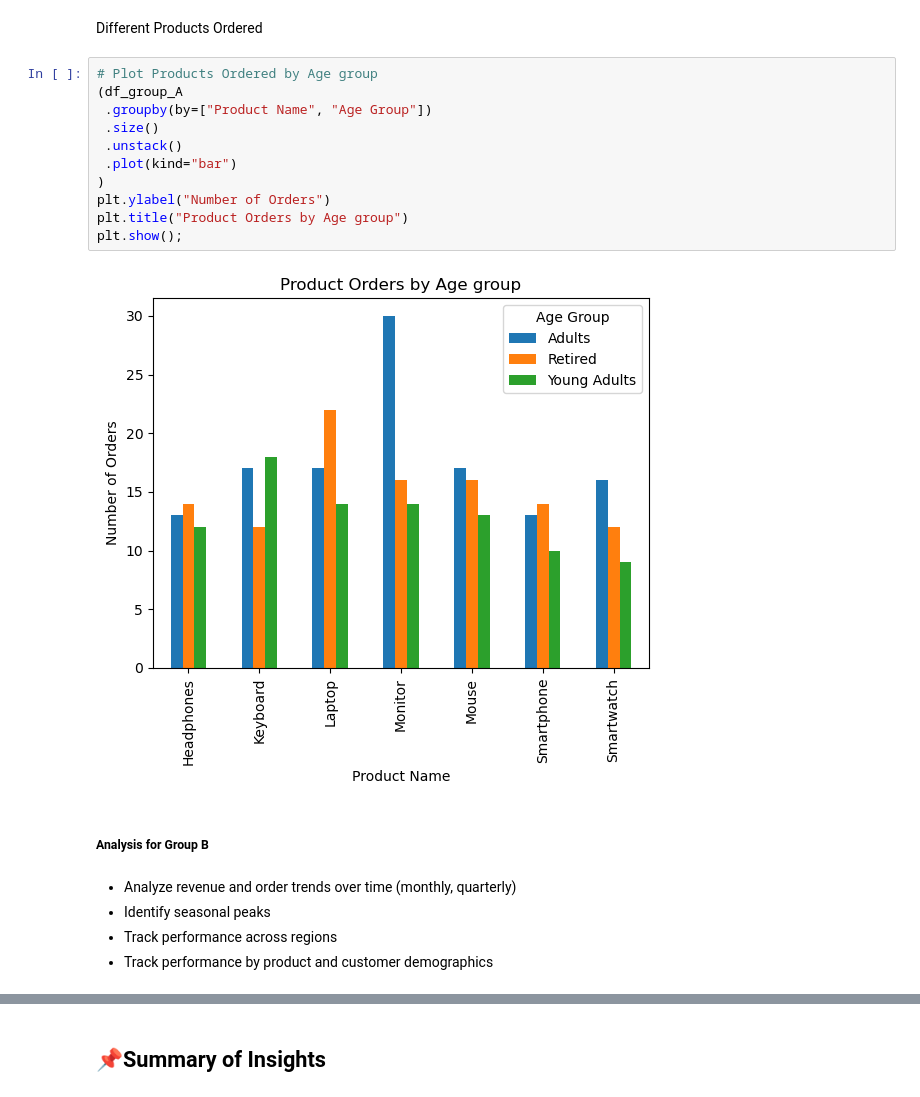
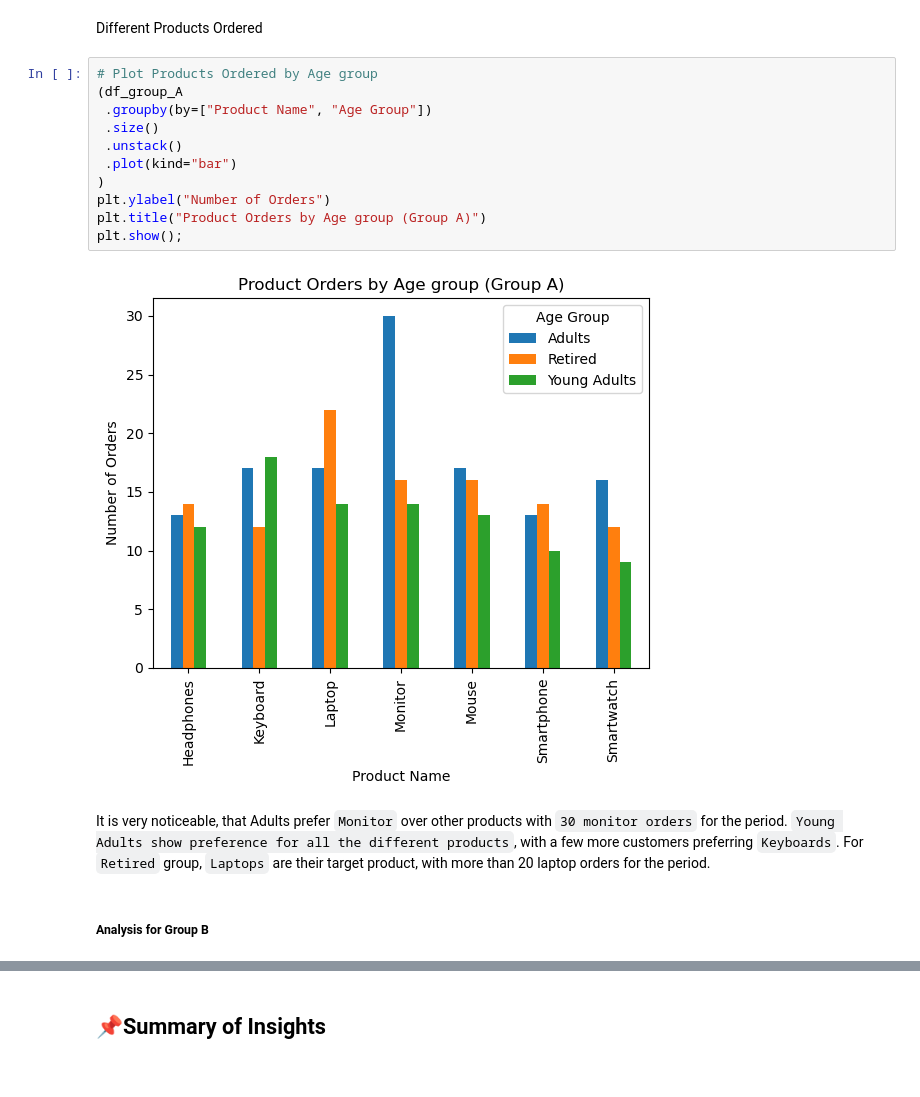
Before and after one commit to Mohammed-Hanan-Othman/ecommerce-sales-analysis, a Jupyter notebook: notebooks/2.sales_trends.ipynb, the cells around one changed output, grey strips where cells are left out. Cells and saved outputs as stored; diff of their text form.

```diff
--- a/notebooks/2.sales_trends.ipynb
+++ b/notebooks/2.sales_trends.ipynb
@@ -357,20 +357,17 @@ Different Products Ordered
 # %%
 # Plot Products Ordered by Age group
 (df_group_A
  .groupby(by=["Product Name", "Age Group"])
  .size()
  .unstack()
  .plot(kind="bar")
 )
 plt.ylabel("Number of Orders")
-plt.title("Product Orders by Age group")
+plt.title("Product Orders by Age group (Group A)")
 plt.show();
 # %% [output]
-[figure, old version]
+[figure, new version]
+# %% [markdown]
+It is very noticeable, that Adults prefer `Monitor` over other products with `30 monitor orders` for the period. `Young Adults show preference for all the different products`, with a few more customers preferring `Keyboards`. For `Retired` group, `Laptops` are their target product, with more than 20 laptop orders for the period.
 # %% [markdown]
 ##### Analysis for Group B
-# %% [markdown]
-- Analyze revenue and order trends over time (monthly, quarterly)
-- Identify seasonal peaks
-- Track performance across regions
-- Track performance by product and customer demographics
```
Also changed, not shown: parts of 5 cells of this notebook.
